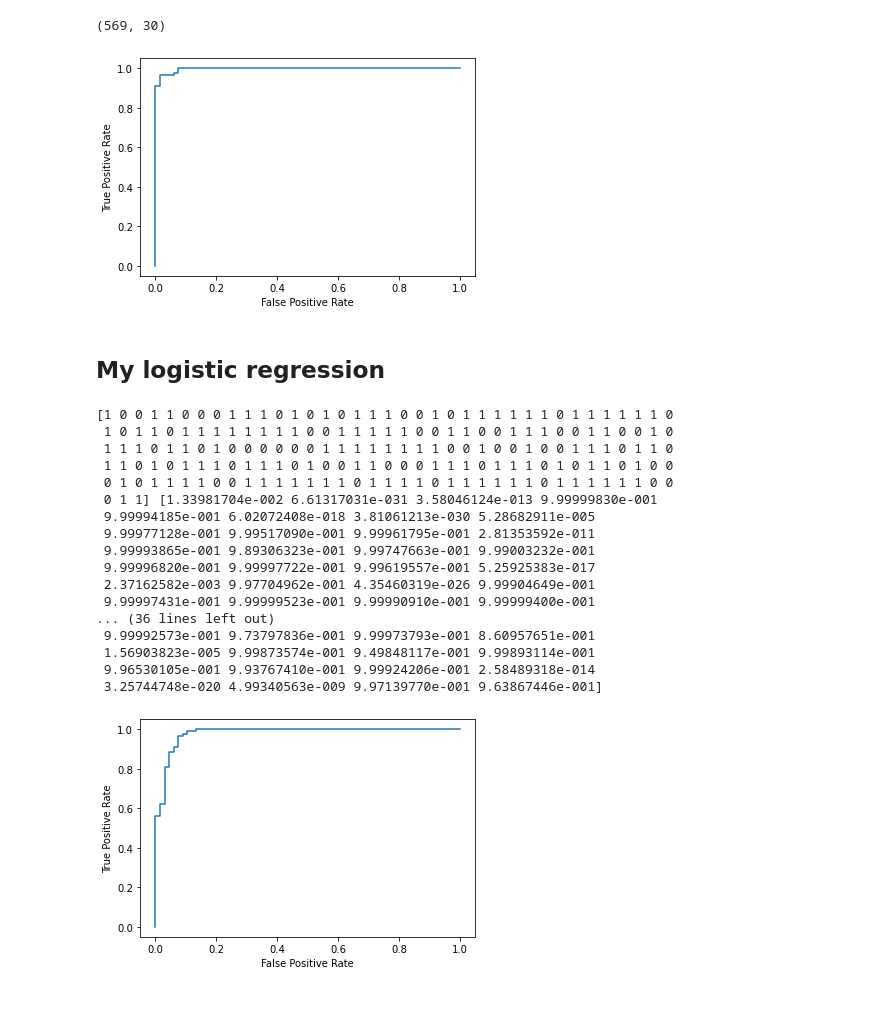
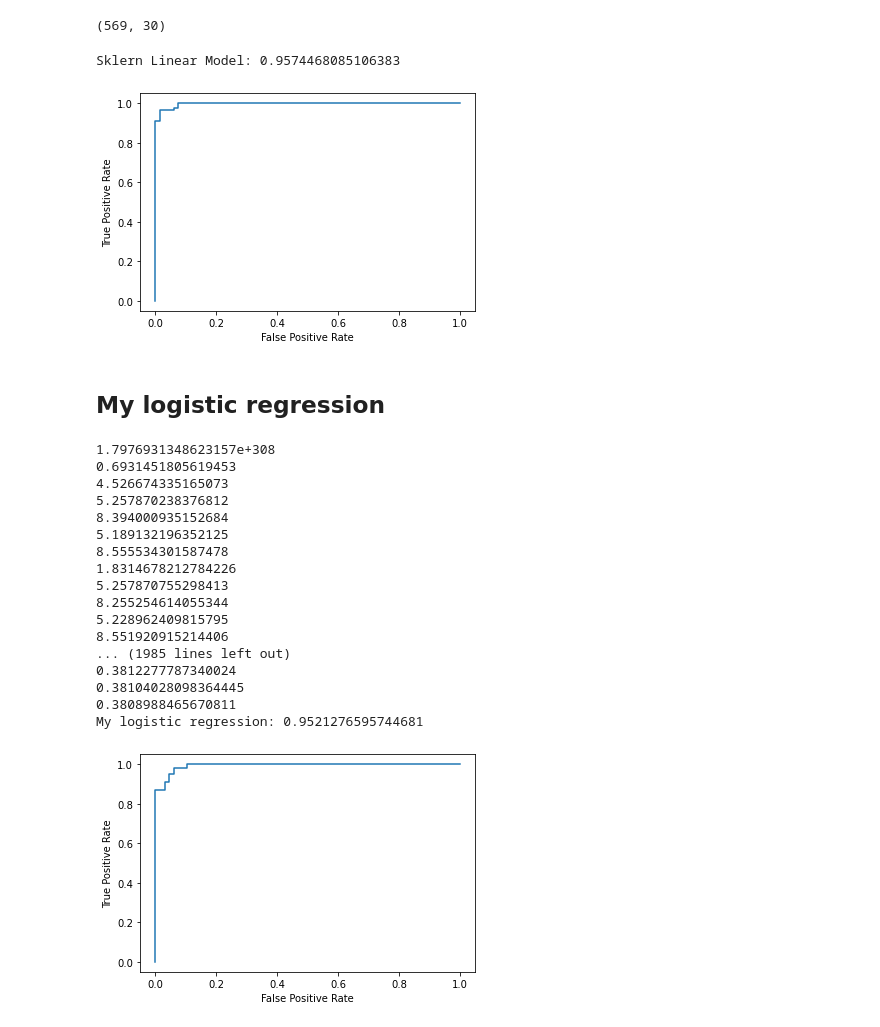
Before and after one commit to cinekele/LogReg, a Jupyter notebook: comparision.ipynb, the cells around one changed output. Saved outputs shown, nothing was run; the diff lists cells and outputs as text; code cells hidden in the pictures.

Commit message:
remove test add jupyter

```diff
--- a/comparision.ipynb
+++ b/comparision.ipynb
@@ -18,46 +18,50 @@ X.shape
 # %%
 from sklearn.linear_model import LogisticRegression
 import matplotlib.pyplot as plt
+from sklearn.metrics import roc_curve, accuracy_score
 
 logistic_regression = LogisticRegression(solver='liblinear')
 logistic_regression.fit(X_train, y_train)
-y_pred = logistic_regression.predict_proba(X_test)
+y_proba = logistic_regression.predict_proba(X_test)
+y_pred = logistic_regression.predict(X_test)
 
-def plot_roc_curve(y_true, y_pred):
-    fpr, tpr, threshold = roc_curve(y_true, y_pred)
+def plot_roc_curve(y_true, y_proba, y_pred, name):
+    fpr, tpr, threshold = roc_curve(y_true, y_proba)
     plt.plot(fpr, tpr)
     plt.xlabel('False Positive Rate')
     plt.ylabel('True Positive Rate')
+    print(f"{name}: {accuracy_score(y_true, y_pred)}")
 
-plot_roc_curve(y_test, y_pred[:, 1])
+plot_roc_curve(y_test, y_proba[:, 1], y_pred, "Sklern Linear Model")
 # %% [output]
+Sklern Linear Model: 0.9574468085106383
 [figure]
 # %% [markdown]
 ## My logistic regression
 # %%
 from LogReg import LogReg
 
-my_logistic_regression = LogReg(alpha=1e-4, max_num_iters=1000, reg_term=0)
+my_logistic_regression = LogReg(alpha=1e-4, max_num_iters=2000, reg_term=0.001, tol=1e-6)
 my_logistic_regression.train(X_train, y_train)
-y_pred = my_logistic_regression.predict_proba(X_test)
-plot_roc_curve(y_test, y_pred)
-print(y_test, y_pred)
+y_proba = my_logistic_regression.predict_proba(X_test)
+y_pred = my_logistic_regression.predict(X_test)
+plot_roc_curve(y_test, y_proba, y_pred, "My logistic regression")
 # %% [output]
-[1 0 0 1 1 0 0 0 1 1 1 0 1 0 1 0 1 1 1 0 0 1 0 1 1 1 1 1 1 0 1 1 1 1 1 1 0
- 1 0 1 1 0 1 1 1 1 1 1 1 1 0 0 1 1 1 1 1 0 0 1 1 0 0 1 1 1 0 0 1 1 0 0 1 0
- 1 1 1 0 1 1 0 1 0 0 0 0 0 0 1 1 1 1 1 1 1 1 0 0 1 0 0 1 0 0 1 1 1 0 1 1 0
- 1 1 0 1 0 1 1 1 0 1 1 1 0 1 0 0 1 1 0 0 0 1 1 1 0 1 1 1 0 1 0 1 1 0 1 0 0
- 0 1 0 1 1 1 1 0 0 1 1 1 1 1 1 1 0 1 1 1 1 0 1 1 1 1 1 1 0 1 1 1 1 1 1 0 0
- 0 1 1] [1.33981704e-002 6.61317031e-031 3.58046124e-013 9.99999830e-001
- 9.99994185e-001 6.02072408e-018 3.81061213e-030 5.28682911e-005
- 9.99977128e-001 9.99517090e-001 9.99961795e-001 2.81353592e-011
- 9.99993865e-001 9.89306323e-001 9.99747663e-001 9.99003232e-001
- 9.99996820e-001 9.99997722e-001 9.99619557e-001 5.25925383e-017
- 2.37162582e-003 9.97704962e-001 4.35460319e-026 9.99904649e-001
- 9.99997431e-001 9.99999523e-001 9.99990910e-001 9.99999400e-001
-... (36 lines left out)
- 9.99992573e-001 9.73797836e-001 9.99973793e-001 8.60957651e-001
- 1.56903823e-005 9.99873574e-001 9.49848117e-001 9.99893114e-001
- 9.96530105e-001 9.93767410e-001 9.99924206e-001 2.58489318e-014
- 3.25744748e-020 4.99340563e-009 9.97139770e-001 9.63867446e-001]
+1.7976931348623157e+308
+0.6931451805619453
+4.526674335165073
+5.257870238376812
+8.394000935152684
+5.189132196352125
+8.555534301587478
+1.8314678212784226
+5.257870755298413
+8.255254614055344
+5.228962409815795
+8.551920915214406
+... (1985 lines left out)
+0.3812277787340024
+0.38104028098364445
+0.3808988465670811
+My logistic regression: 0.9521276595744681
-[figure, old version]
+[figure, new version]
```
Also changed, not shown: parts of 1 cell of this notebook, 1 other file.
